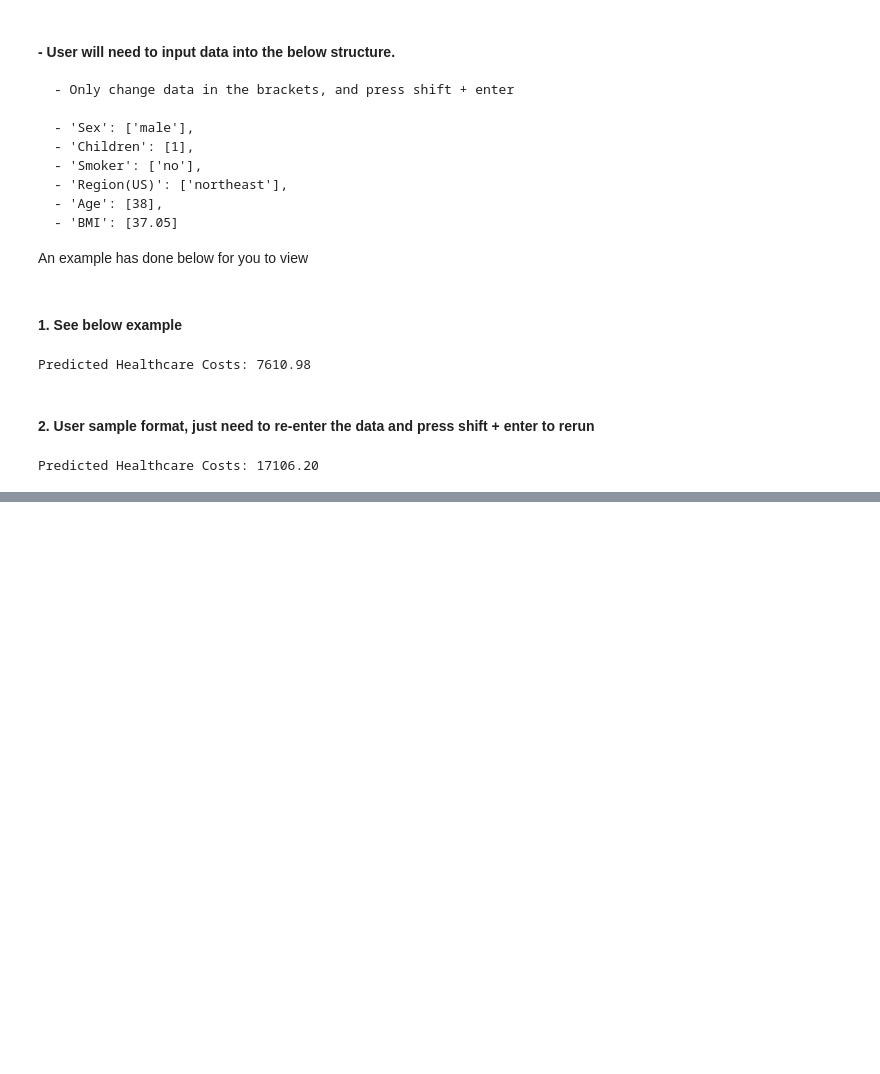
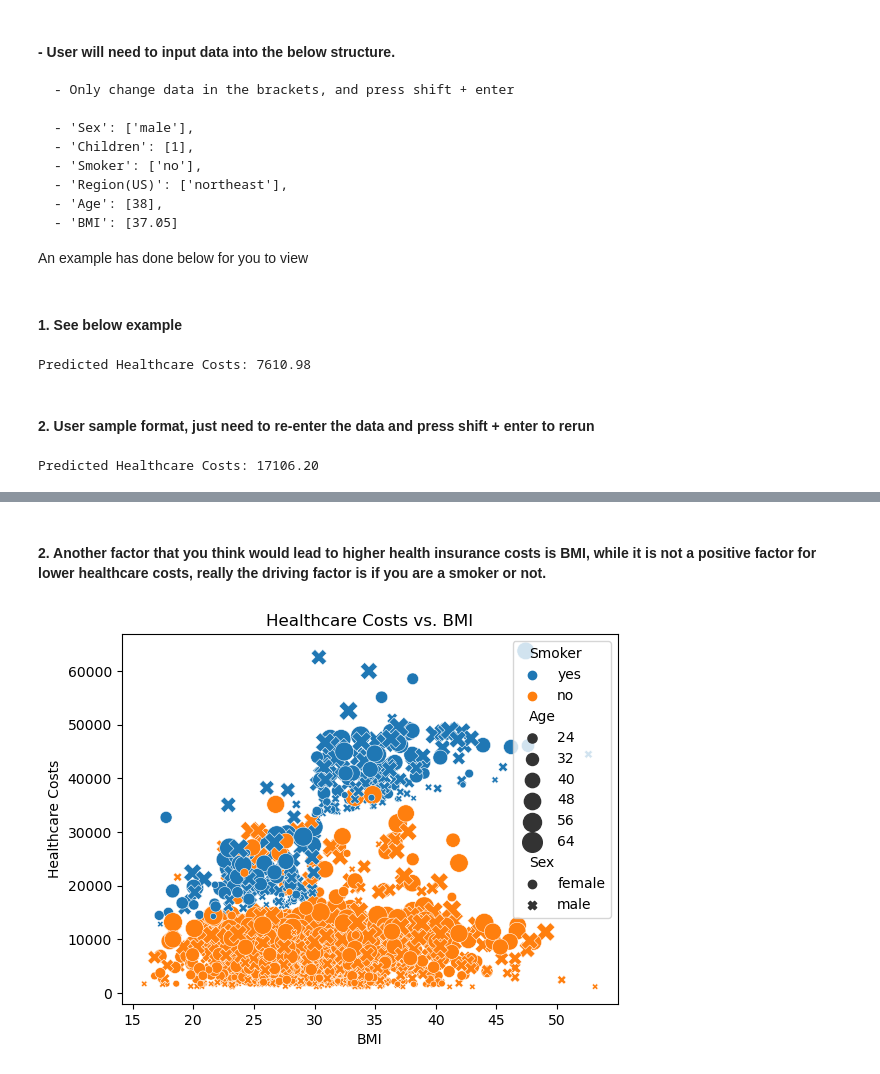
Before and after one commit to jaypowellcs/HealthcarePredictionModel, a Jupyter notebook: HealthCareCostPredictionModel.ipynb, the cells around one changed output, grey strips where cells are left out. Cells and saved outputs as stored; diff of their text form; code cells hidden in the pictures; blank space fills up the shorter version.

```diff
--- a/HealthCareCostPredictionModel.ipynb
+++ b/HealthCareCostPredictionModel.ipynb
@@ -113,0 +136,8 @@ Predicted Healthcare Costs: 17106.20
+# %% [markdown]
+#### 2. Another factor that you think would lead to higher health insurance costs is BMI, while it is not a positive factor for lower healthcare costs, really the driving factor is if you are a smoker or not.
+# %%
+sns.scatterplot(data=insurance_data, x='BMI', y='Healthcare Costs', hue='Smoker', style='Sex', size='Age', sizes=(20, 200))
+plt.title('Healthcare Costs vs. BMI')
+plt.show()
+# %% [output]
+[figure, added]
```
Also changed, not shown: parts of 8 cells of this notebook, 5 other files.
